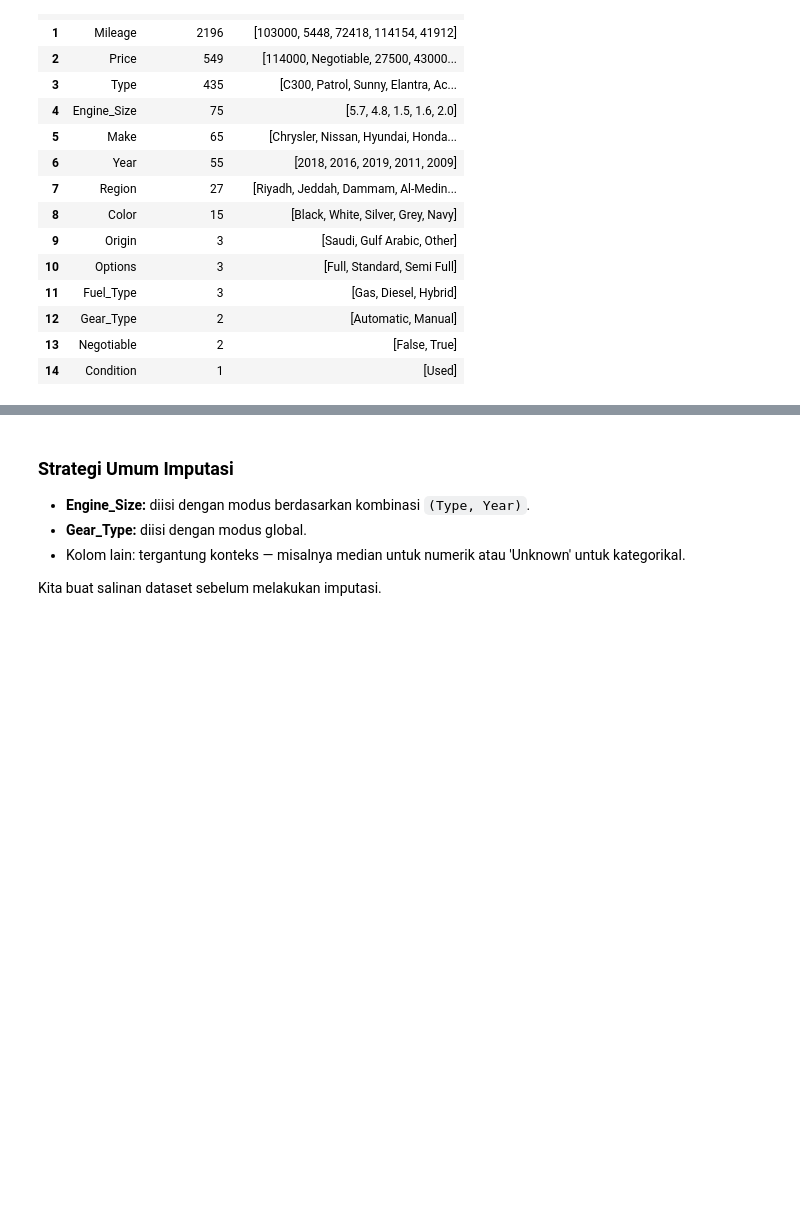
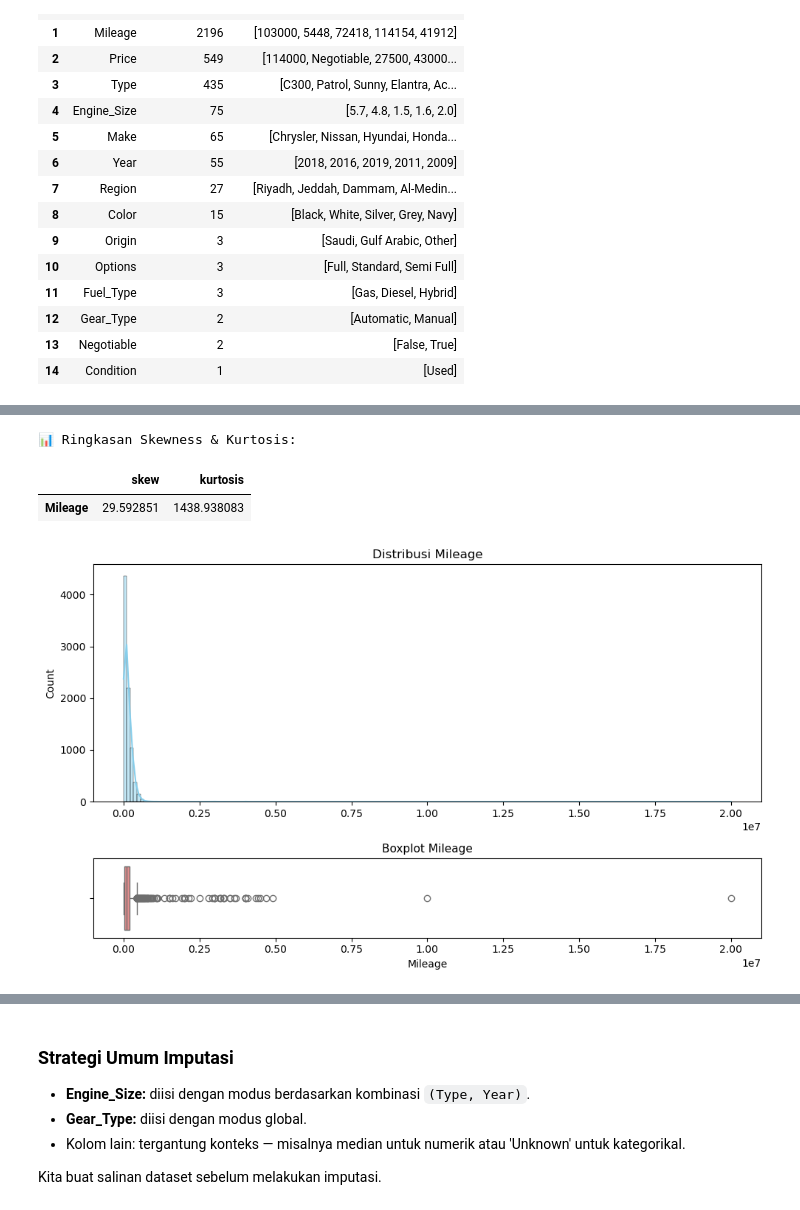
Before and after one commit to hansdarmawann/arabian-cars-1, a Jupyter notebook: Notebook/02_Data Acquisition And Understanding.ipynb, the cells around one changed output, grey strips where cells are left out. Drawn from its saved outputs; the diff is of its cells as text; code cells hidden in the pictures; blank space fills up the shorter version.

```diff
--- a/Notebook/02_Data Acquisition And Understanding.ipynb
+++ b/Notebook/02_Data Acquisition And Understanding.ipynb
@@ -158,0 +245,7 @@ msno.dendrogram(df)
+# %%
+check_normality(df, ['Mileage'])
+# %% [output]
+📊 Ringkasan Skewness & Kurtosis:
+|  | skew | kurtosis |
+| Mileage | 29.592851 | 1438.938083 |
+[figure, added]
```
Also changed, not shown: parts of 32 cells of this notebook, 1 other file.
